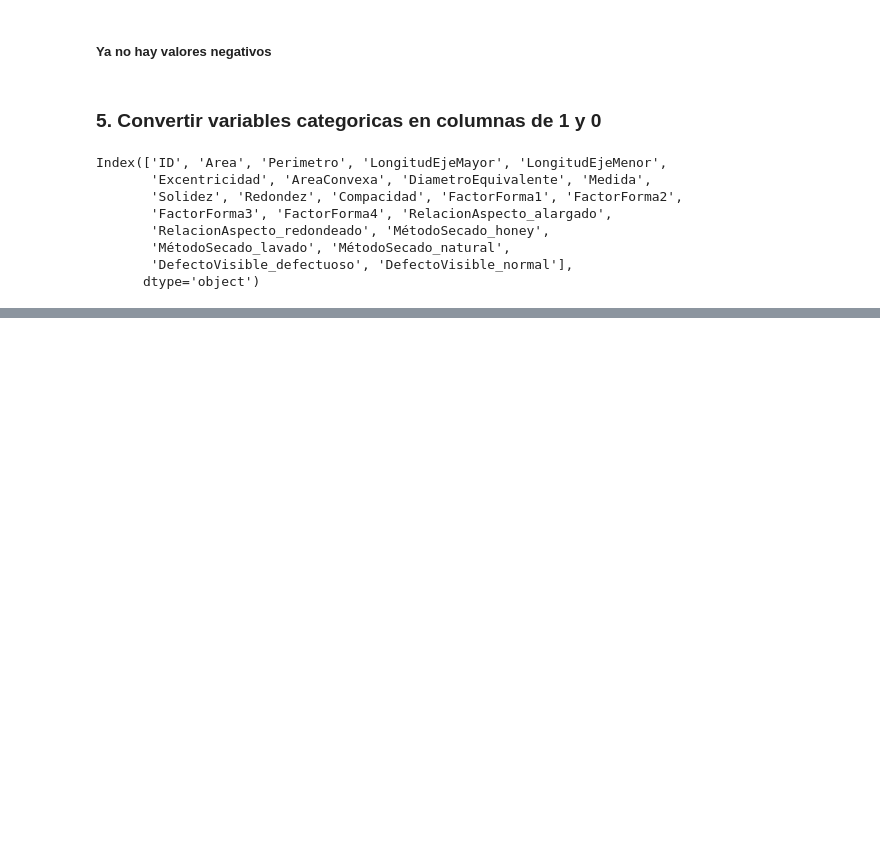
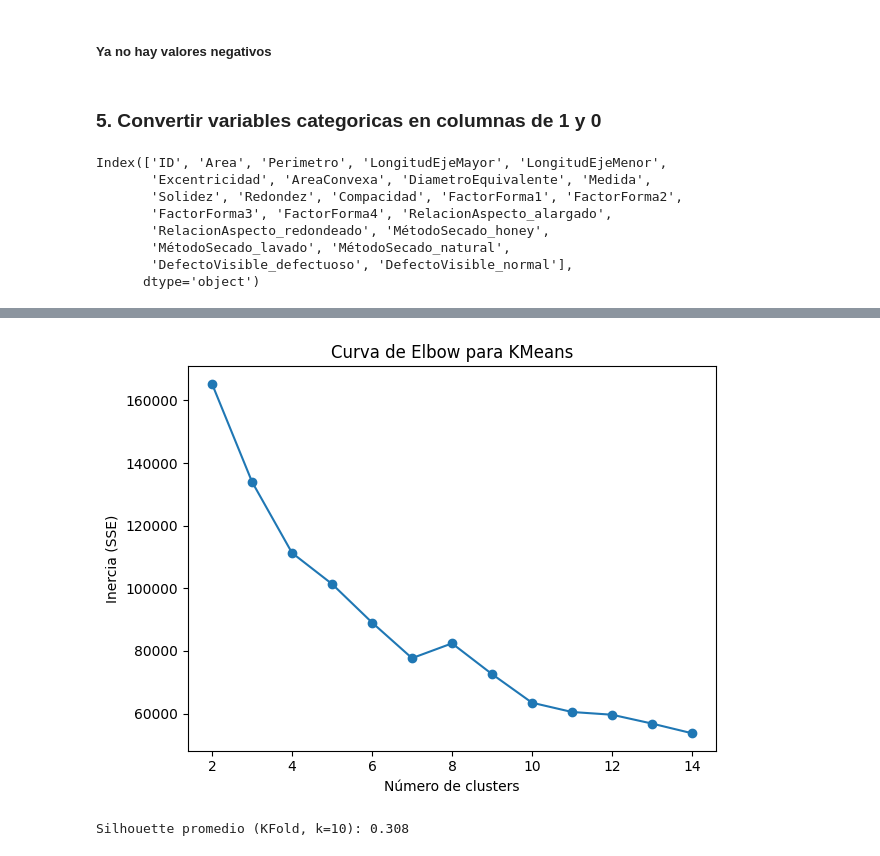
Before and after one commit to Business-Inteligence-202520/Laboratorio2, a Jupyter notebook: Laboratorio2.ipynb, the cells around one changed output, grey strips where cells are left out. Drawn from its saved outputs; the diff is of its cells as text; code cells hidden in the pictures; blank space fills up the shorter version.

```diff
--- a/Laboratorio2.ipynb
+++ b/Laboratorio2.ipynb
@@ -326,0 +353,31 @@ Index(['ID', 'Area', 'Perimetro', 'LongitudEjeMayor', 'LongitudEjeMenor',
+# %%
+X = dataTrain.drop(columns=["ID"])
+scaler = StandardScaler()
+X_scaled = scaler.fit_transform(X)
+
+sse = []
+k_range = range(2, 15)
+for k in k_range:
+    km = KMeans(n_clusters=k, random_state=42)
+    km.fit(X_scaled)
+    sse.append(km.inertia_)
+plt.figure()
+plt.plot(k_range, sse, marker='o')
+plt.xlabel('Número de clusters')
+plt.ylabel('Inercia (SSE)')
+plt.title('Curva de Elbow para KMeans')
+plt.tight_layout()
+plt.show()
+# %% [output]
+[figure, added]
+# %%
+opt_k = 10
+kf = KFold(n_splits=5, shuffle=True, random_state=42)
+sils = []
+for train_idx, test_idx in kf.split(X_scaled):
+    model = KMeans(n_clusters=opt_k, random_state=42).fit(X_scaled[train_idx])
+    preds = model.predict(X_scaled[test_idx])
+    sils.append(silhouette_score(X_scaled[test_idx], preds))
+print(f"Silhouette promedio (KFold, k={opt_k}): {np.mean(sils):.3f}")
+# %% [output]
+Silhouette promedio (KFold, k=10): 0.308
```
Also changed, not shown: parts of 25 cells of this notebook, 1 other file.
